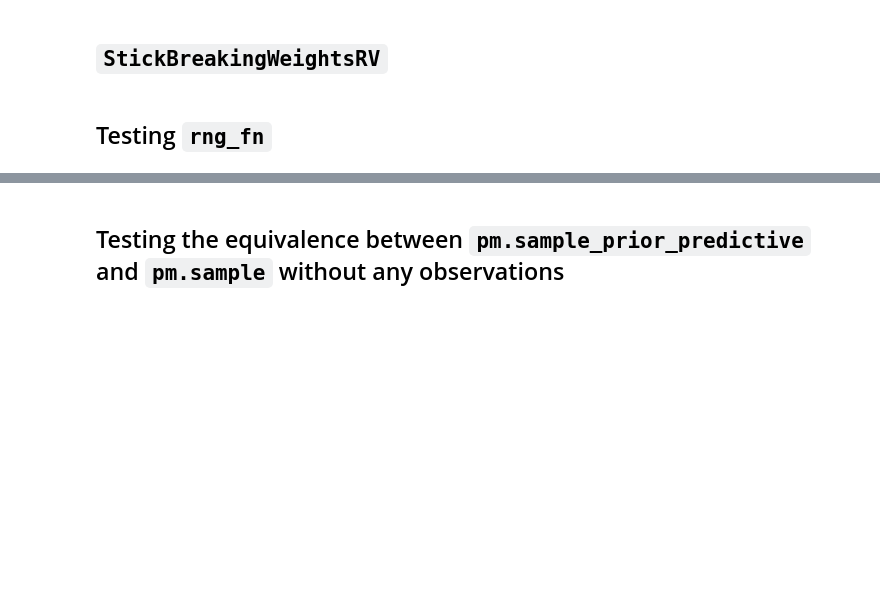
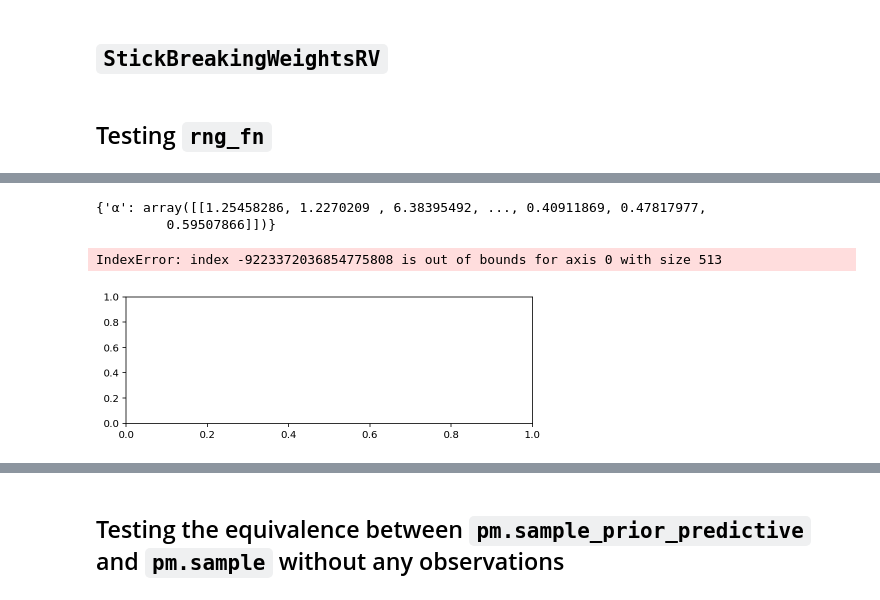
Before and after one commit to larryshamalama/pymc3-playground, a Jupyter notebook: notebooks/progress/stickbreakingweights.ipynb, the cells around one changed output, grey strips where cells are left out. Drawn from its saved outputs; the diff is of its cells as text; code cells hidden in the pictures; blank space fills up the shorter version.

```diff
--- a/notebooks/progress/stickbreakingweights.ipynb
+++ b/notebooks/progress/stickbreakingweights.ipynb
@@ -169,3 +216,13 @@ Only one chain was sampled, this makes it impossible to run some convergence che
+# %%
+trace.to_dict()["posterior"]
+# %% [output]
+{'α': array([[1.25458286, 1.2270209 , 6.38395492, ..., 0.40911869, 0.47817977,
+         0.59507866]])}
+# %%
+_ = pm.plot_trace(trace)
+# %% [output]
+IndexError: index -9223372036854775808 is out of bounds for axis 0 with size 513
+[figure, added]
 # %%
 prior_beta_draws = stick_glueing(prior["sbw"]).reshape(-1,)
 post_beta_draws = stick_glueing(trace.to_dict()["posterior"]["sbw"][0]).reshape(-1,)
```
Also changed, not shown: parts of 21 cells of this notebook, 11 other files.
